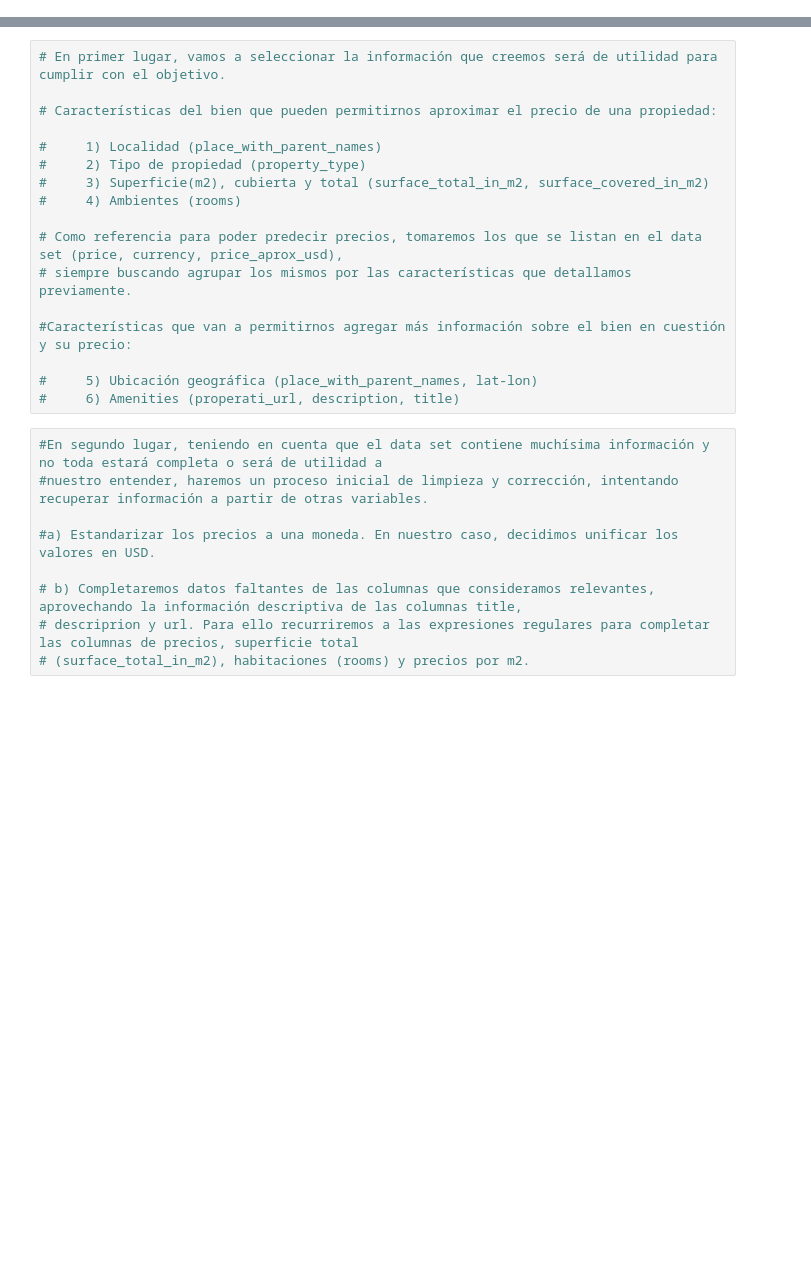
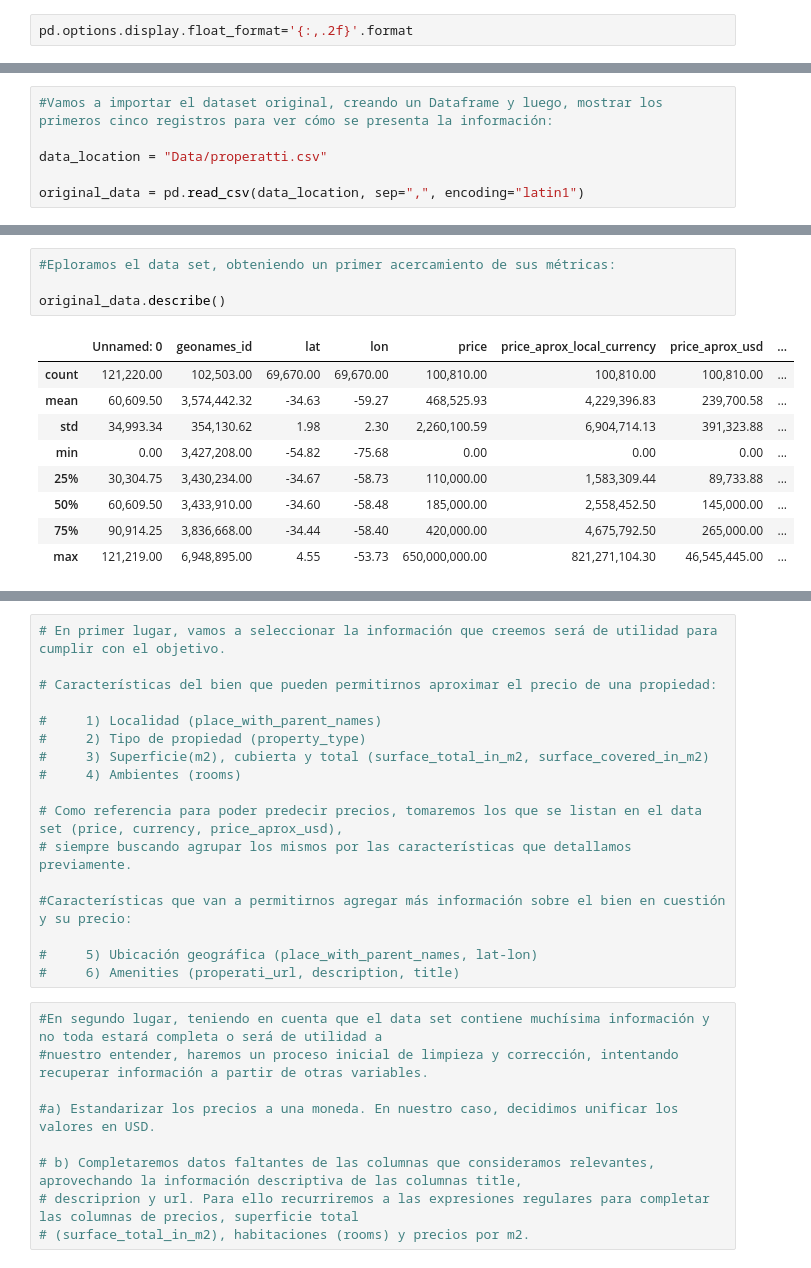
Before and after one commit to Luchiii89/DH_grupo_6, a Jupyter notebook: Desafio_1.ipynb, the cells around one changed output, grey strips where cells are left out. Saved outputs shown, nothing was run; the diff lists cells and outputs as text; blank space fills up the shorter version.

Commit message:
Se agrega carpeta common y se avanza con exploración del dataset

```diff
--- a/Desafio_1.ipynb
+++ b/Desafio_1.ipynb
@@ -4,0 +48,2 @@
+# %%
+pd.options.display.float_format='{:,.2f}'.format
@@ -4,0 +52,6 @@
+# %%
+#Vamos a importar el dataset original, creando un Dataframe y luego, mostrar los primeros cinco registros para ver cómo se presenta la información:
+
+data_location = "Data/properatti.csv"
+
+original_data = pd.read_csv(data_location, sep=",", encoding="latin1")
@@ -4,0 +70,14 @@
+# %%
+#Eploramos el data set, obteniendo un primer acercamiento de sus métricas:
+
+original_data.describe()
+# %% [output]
+|  | Unnamed: 0 | geonames_id | lat | lon | price | price_aprox_local_currency | price_aprox_usd | ... |
+| count | 121,220.00 | 102,503.00 | 69,670.00 | 69,670.00 | 100,810.00 | 100,810.00 | 100,810.00 | ... |
+| mean | 60,609.50 | 3,574,442.32 | -34.63 | -59.27 | 468,525.93 | 4,229,396.83 | 239,700.58 | ... |
+| std | 34,993.34 | 354,130.62 | 1.98 | 2.30 | 2,260,100.59 | 6,904,714.13 | 391,323.88 | ... |
+| min | 0.00 | 3,427,208.00 | -54.82 | -75.68 | 0.00 | 0.00 | 0.00 | ... |
+| 25% | 30,304.75 | 3,430,234.00 | -34.67 | -58.73 | 110,000.00 | 1,583,309.44 | 89,733.88 | ... |
+| 50% | 60,609.50 | 3,433,910.00 | -34.60 | -58.48 | 185,000.00 | 2,558,452.50 | 145,000.00 | ... |
+| 75% | 90,914.25 | 3,836,668.00 | -34.44 | -58.40 | 420,000.00 | 4,675,792.50 | 265,000.00 | ... |
+| max | 121,219.00 | 6,948,895.00 | 4.55 | -53.73 | 650,000,000.00 | 821,271,104.30 | 46,545,445.00 | ... |
```
Also changed, not shown: parts of 20 cells of this notebook, 22 other files.
